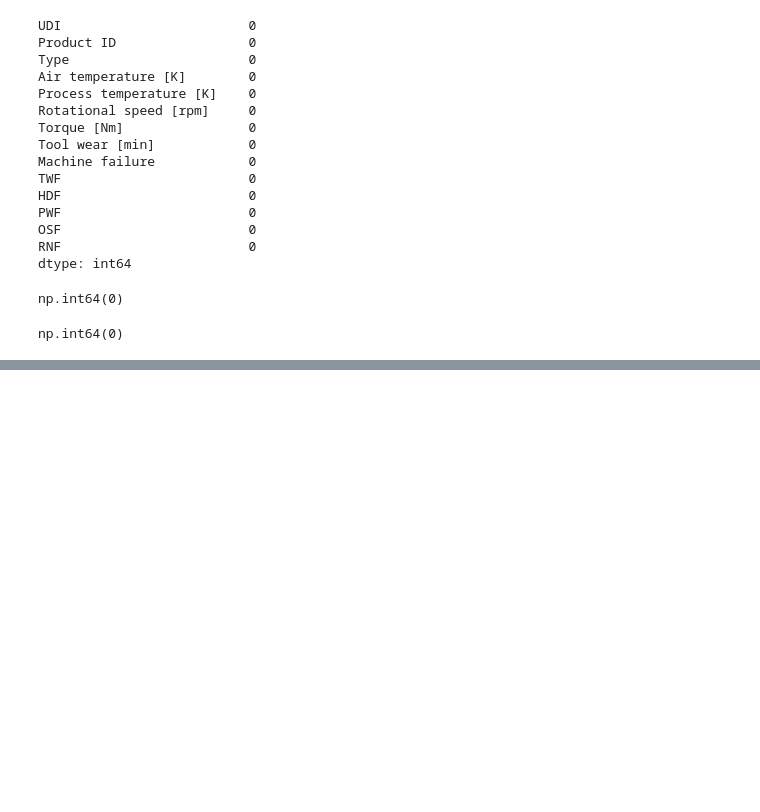
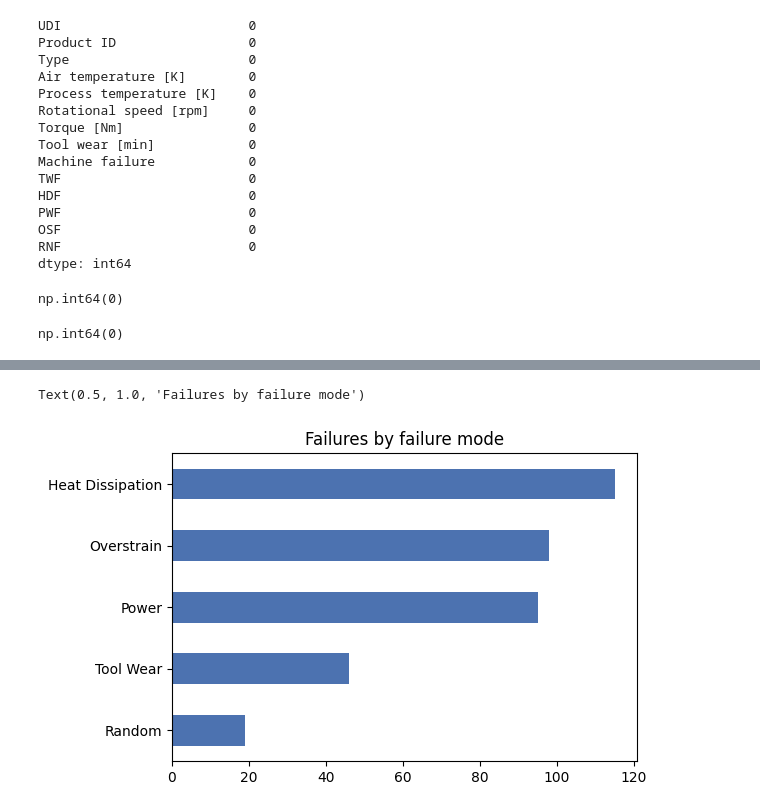
Before and after one commit to Ashwinvinod7/machine-failure-risk-detection, a Jupyter notebook: machine_failure_detection.ipynb, the cells around one changed output, grey strips where cells are left out. Cells and saved outputs as stored; diff of their text form; code cells hidden in the pictures; blank space fills up the shorter version.

```diff
--- a/machine_failure_detection.ipynb
+++ b/machine_failure_detection.ipynb
@@ -133,0 +204,7 @@ Failure rate: 3.39%  (highly imbalanced)
+# %%
+plt.figure(figsize=(6, 4))
+mode_counts.sort_values().plot.barh(color="#4C72B0")
+plt.title("Failures by failure mode")
+# %% [output]
+Text(0.5, 1.0, 'Failures by failure mode')
+[figure, added]
```
Also changed, not shown: parts of 19 cells of this notebook.
